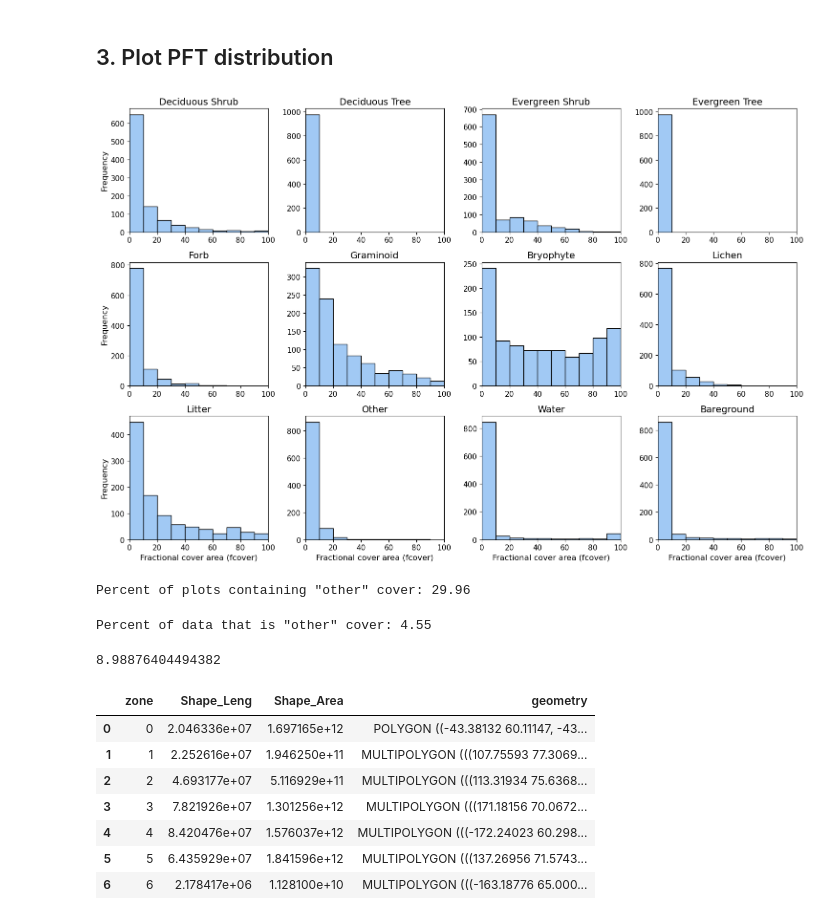
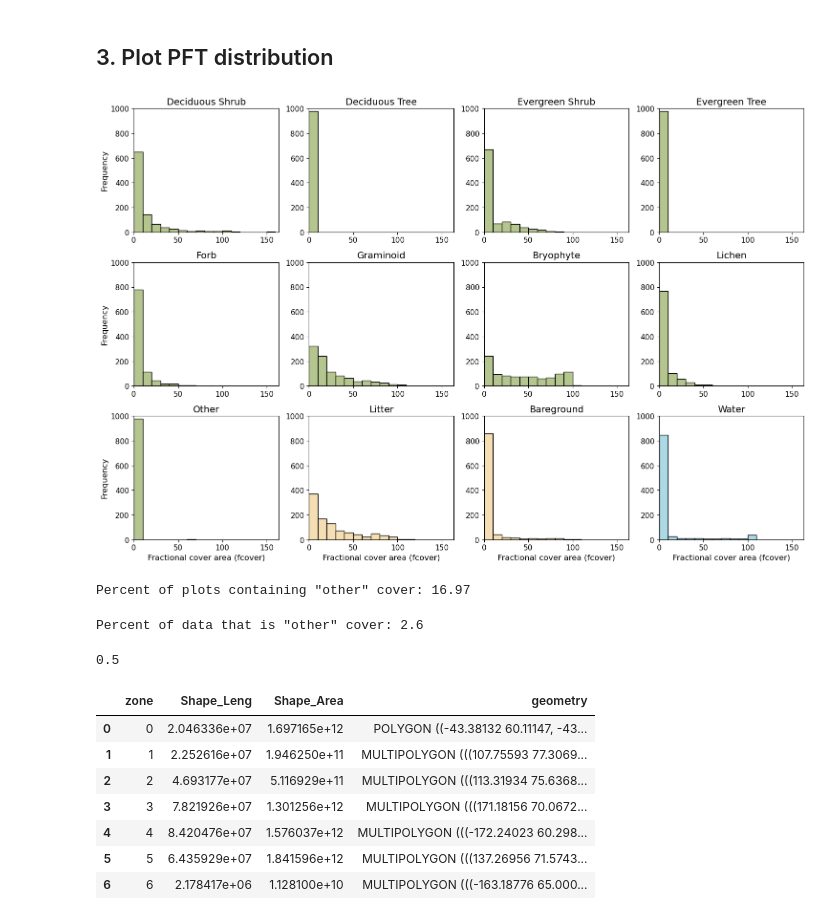
Before and after one commit to climatemodeling/alaska_pft_fcover_harmonization, a Jupyter notebook: harmonization.ipynb, the cells around one changed output. Saved outputs shown, nothing was run; the diff lists cells and outputs as text; code cells hidden in the pictures.

```diff
--- a/harmonization.ipynb
+++ b/harmonization.ipynb
@@ -33,8 +34,8 @@ pft_fcover.columns = [camel_to_snake(col) for col in pft_fcover.columns]
 pft_fcover.index.name = 'unit_id'
 
 # export
-pft_fcover = pft_fcover.replace({None: -999, '':-999, np.nan:-999})
-pft_fcover.to_csv('synthesized_pft_fcover.csv', index=True)
+pft_fcover = pft_fcover.replace({None: np.nan, '':np.nan})
+pft_fcover.to_csv('synthesized_pft_fcover.csv', index=True, encoding='utf-8-sig')
 # %%
 pft_fcover.head(3)
 # %% [output]
@@ -181,14 +186,17 @@ aux.groupby('survey_method')['plot_radius'].agg(['mean', 'count', 'sum', 'min',
 ## 3. Plot PFT distribution
 # %%
 # Initialize the MinMaxScaler with the desired feature range
-scaler = MinMaxScaler(feature_range=(0, 100))
+# scaler = MinMaxScaler(feature_range=(0, 100))
 
 # Fit and transform the data
 cover_cols = [col for col in pft_fcover.columns if 'cover' in col]
-pft_fcover_scaled = pd.DataFrame(scaler.fit_transform(pft_fcover[cover_cols]), columns=cover_cols)
+# pft_fcover_scaled = pd.DataFrame(scaler.fit_transform(pft_fcover[cover_cols]), columns=cover_cols)
+pft_fcover_scaled = pd.DataFrame(pft_fcover[cover_cols], columns=cover_cols)
 # %%
 # List of fcover types (assuming columns represent different fcover types)
-fcover_types = [col for col in pft_fcover_scaled.columns if 'cover' in col and col not in ['nonvascular_sum_cover']]
+fcover_types = ['deciduous_shrub_cover', 'deciduous_tree_cover', 'evergreen_shrub_cover', 'evergreen_tree_cover',
+                'forb_cover', 'graminoid_cover', 'bryophyte_cover', 'lichen_cover',
+                'other_cover', 'litter_cover', 'bareground_cover', 'water_cover']
 
 # Number of subplots (assuming 10 fcover types)
 num_subplots = len(fcover_types)
@@ -215,57 +223,83 @@ bin_width = 10  # Adjust as needed
 # Define bin edges
 bin_edges = range(int(x_min), int(x_max) + bin_width, bin_width)
 
+# Set y-axis limits for each plot
+y_axis_limits = {
+    'Deciduous Shrub': (1000, '#b5c58f'),  # Light olive green
+    'Deciduous Tree': (1000, '#b5c58f'),
+    'Evergreen Shrub': (1000, '#b5c58f'),
+    'Evergreen Tree': (1000, '#b5c58f'),
+    'Forb': (1000, '#b5c58f'),
+    'Graminoid': (1000, '#b5c58f'),
+    'Bryophyte': (1000, '#b5c58f'),
+    'Lichen': (1000, '#b5c58f'),
+    'Litter': (1000, 'wheat'),  # Assuming 'Litter' as vegetation-related
+    'Other': (1000, '#b5c58f'),  # Assuming 'Other' as vegetation-related
+    'Water': (1000, 'lightblue'),
+    'Bareground': (1000, 'wheat')
+}
+
 # Function to format fcover_type titles
 def format_fcover_title(fcover_type):
     # Remove '_cover' suffix and capitalize words
     formatted_title = fcover_type.replace('_cover', '').replace('_', ' ').title()
     return formatted_title
 
 # Plot each fcover type in a separate subplot
 for i, fcover_type in enumerate(fcover_types):
-    axs[i].hist(pft_fcover[fcover_type], bins=bin_edges, color=palette[0], edgecolor='black', align='mid')
-    axs[i].set_title(format_fcover_title(fcover_type), fontsize=14)
+    title = format_fcover_title(fcover_type)
+    y_limit, color = y_axis_limits.get(title, (40, 'lightgray'))  # Default limit and color if not specified
+
+    axs[i].hist(
+        pft_fcover[fcover_type],
+        bins=bin_edges,
+        color=color,
+        edgecolor='black',
+        align='mid'
+    )
+    axs[i].set_title(title, fontsize=14)
     axs[i].set_xlim(x_min, x_max)
+    axs[i].set_ylim(0, y_limit)
     axs[i].tick_params(axis='both', which='major', labelsize=11)
     axs[i].xaxis.set_tick_params(labelbottom=True)
 
     # Set x-axis label only for the bottom row
     if i >= (nrows - 1) * ncols:
         axs[i].set_xlabel('Fractional cover area (fcover)', fontsize=12)
 
     # Set y-axis label only for the far-left column
     if i % ncols == 0:
         axs[i].set_ylabel('Frequency', fontsize=12)
 
 # # Set y-axis limits based on the highest bin count across all subplots
 # max_y = max(ax.get_ylim()[1] for ax in axs[:num_subplots])
 # for ax in axs[:num_subplots]:
 #     ax.set_ylim(0, max_y)
 
 # Remove any empty subplots
 for j in range(num_subplots, len(axs)):
     fig.delaxes(axs[j])
 
 # Adjust layout
 plt.tight_layout()
 plt.show()
 # %% [output]
-[figure, old version]
+[figure, new version]
 # %%
 plots_w_other = len(pft_fcover_scaled[pft_fcover_scaled['other_cover'] != 0]) / len(pft_fcover_scaled)
 print('Percent of plots containing "other" cover:', round(plots_w_other * 100, 2))
 # %% [output]
-Percent of plots containing "other" cover: 29.96
+Percent of plots containing "other" cover: 16.97
 # %%
 non_zero_non_null_count = (pft_fcover_scaled.notnull() & (pft_fcover_scaled != 0)).sum().sum()
 other_vals_per_total = len(pft_fcover_scaled[pft_fcover_scaled['other_cover'] != 0]) / non_zero_non_null_count
 print('Percent of data that is "other" cover:', round(other_vals_per_total*100, 2))
 # %% [output]
-Percent of data that is "other" cover: 4.55
+Percent of data that is "other" cover: 2.6
 # %%
 pft_fcover_scaled[pft_fcover_scaled['other_cover'] != 0]['other_cover'].median()
 # %% [output]
-8.98876404494382
+0.5
 # %%
 bioclimate_gdf = gpd.read_file("etc/bioclim/bioclimate_la_latlon.shp")
 bioclimate_gdf
```
Also changed, not shown: parts of 54 cells of this notebook, 6 other files.
